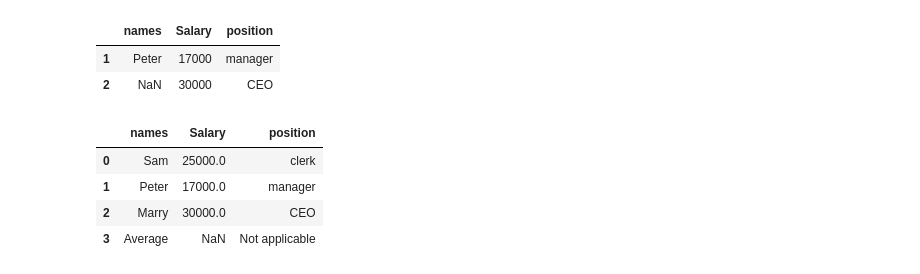
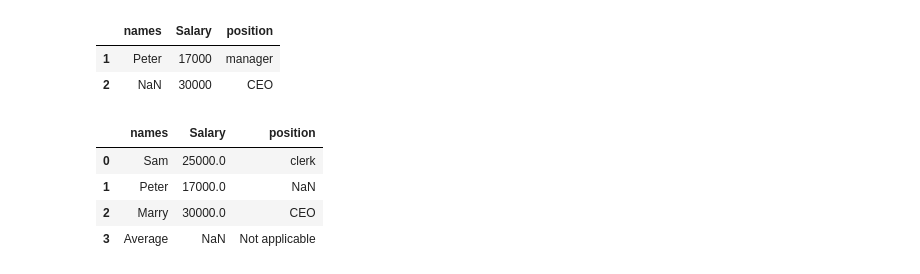
Before and after one commit to michaelGameone/PythonAndDataAnalysis, a Jupyter notebook: MyNotebook/pandaLesson.ipynb, the cells around one changed output. Saved outputs shown, nothing was run; the diff lists cells and outputs as text; code cells hidden in the pictures.

```diff
--- a/MyNotebook/pandaLesson.ipynb
+++ b/MyNotebook/pandaLesson.ipynb
@@ -655,13 +686,13 @@ df.dropna(axis= 0, thresh=2) #the row with less than 2 non-nan values will be dr
 | 1 | Peter | 17000 | manager |
 | 2 | NaN | 30000 | CEO |
 # %%
-allEmployees = { "names":["Sam", "Peter", "Marry", "Average"], "Salary":[25000, 17000, 30000, np.nan], "position":["clerk", "manager", "CEO", "Not applicable"] }
+allEmployees = { "names":["Sam", "Peter", "Marry", "Average"], "Salary":[25000, 17000, 30000, np.nan], "position":["clerk", np.nan, "CEO", "Not applicable"] }
 df = pd.DataFrame(allEmployees)
 df
 # %% [output]
 |  | names | Salary | position |
 | 0 | Sam | 25000.0 | clerk |
-| 1 | Peter | 17000.0 | manager |
+| 1 | Peter | 17000.0 | NaN |
 | 2 | Marry | 30000.0 | CEO |
 | 3 | Average | NaN | Not applicable |
 # %%
```
Also changed, not shown: parts of 83 cells of this notebook, 5 other files.
